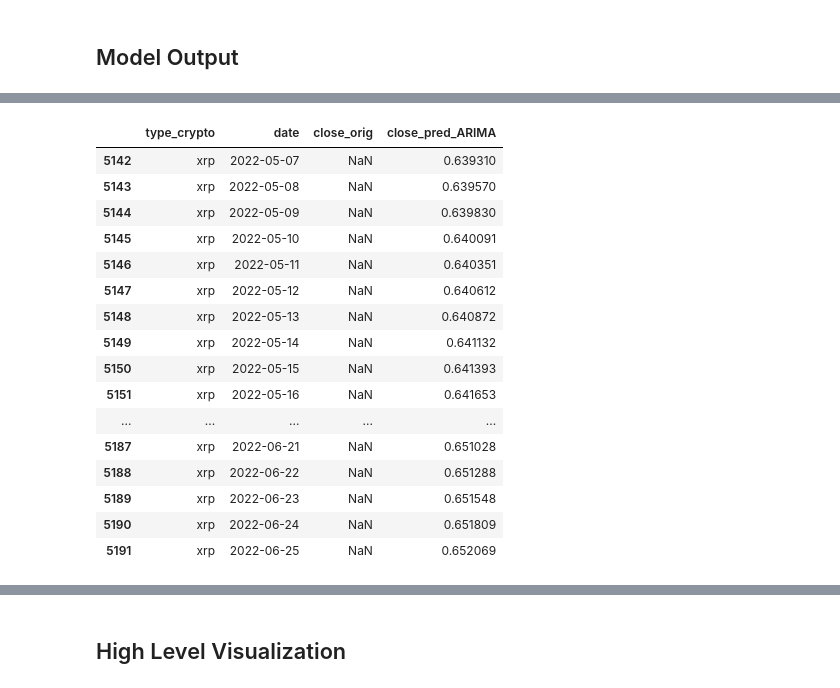
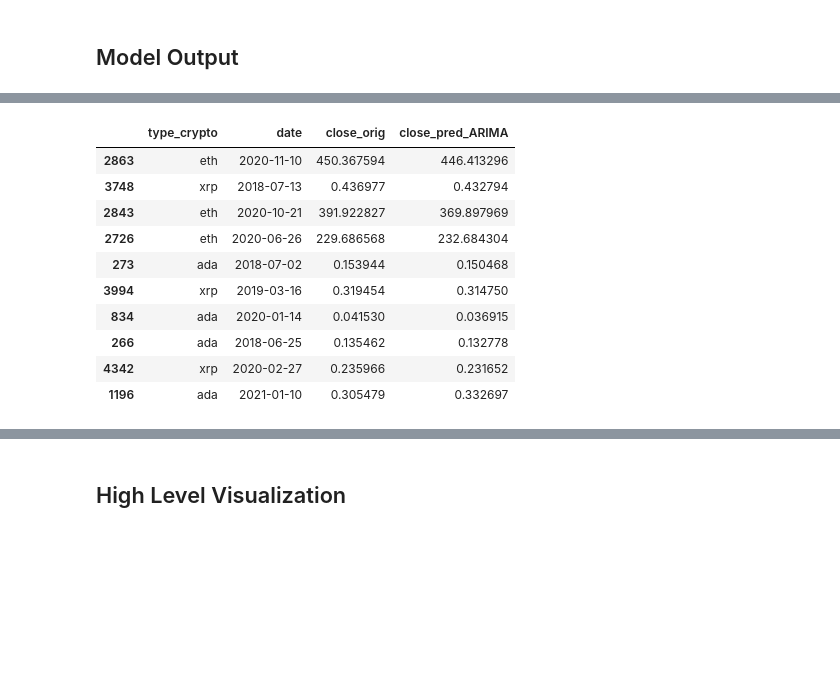
Before and after one commit to chabrian/crypto-predictor-model, a Jupyter notebook: MachineLearning/ARIMAModelCombined.ipynb, the cells around one changed output, grey strips where cells are left out. Cells and saved outputs as stored; diff of their text form; code cells hidden in the pictures; blank space fills up the shorter version.

Commit message:
final ARIMA model updates

```diff
--- a/MachineLearning/ARIMAModelCombined.ipynb
+++ b/MachineLearning/ARIMAModelCombined.ipynb
@@ -91,6 +91,22 @@ def ARIMApricepredict(df, dt, crypto_name='NA'):
     X = df[['date_orig','close_']]
     # set index to time series
     X.set_index('date_orig', inplace=True)
+
+    #split into train and test
+    X_train = X.iloc[:-dt_days,:]
+    X_test = X.iloc[-dt_days:,:]
+
+    # run model for accuracy metrics
+    ARIMAmodel_test = ARIMA(X_train, order = (2,2,1))
+    ARIMAmodel_test = ARIMAmodel_test.fit()
+    model_accuracy_df = pd.DataFrame(X_test,columns=['close_'])
+    model_accuracy_df['close_pred'] = ARIMAmodel_test.predict(start = X_test.index[0], end = X_test.index[-1])
+    # Accuracy by Root Ream Squared Error
+    rmse = np.mean((model_accuracy_df['close_pred'] - model_accuracy_df['close_'])**2)**.5
+    print(f'The root mean squared error for {crypto_name} at {dt_days} days is {rmse}')
+    #Accuracy by Mean Absolute Percentage Error
+    mape = np.mean(np.abs((model_accuracy_df['close_pred'] - model_accuracy_df['close_'])/np.abs(model_accuracy_df['close_'])))
+    print(f'The mean absolute percentage error for {crypto_name} at {dt_days} days is {mape}')
 
     # time series model
     ARIMAmodel = ARIMA(X, order = (2,2,1))
@@ -182,21 +178,15 @@ predict_df_30_day.tail(50)
 # %%
-predict_df_60_day.tail(50)
+predict_df_60_day.sample(10)
 # %% [output]
 |  | type_crypto | date | close_orig | close_pred_ARIMA |
-| 5142 | xrp | 2022-05-07 | NaN | 0.639310 |
-| 5143 | xrp | 2022-05-08 | NaN | 0.639570 |
-| 5144 | xrp | 2022-05-09 | NaN | 0.639830 |
-| 5145 | xrp | 2022-05-10 | NaN | 0.640091 |
-| 5146 | xrp | 2022-05-11 | NaN | 0.640351 |
-| 5147 | xrp | 2022-05-12 | NaN | 0.640612 |
-| 5148 | xrp | 2022-05-13 | NaN | 0.640872 |
-| 5149 | xrp | 2022-05-14 | NaN | 0.641132 |
-| 5150 | xrp | 2022-05-15 | NaN | 0.641393 |
-| 5151 | xrp | 2022-05-16 | NaN | 0.641653 |
-| ... | ... | ... | ... | ... |
-| 5187 | xrp | 2022-06-21 | NaN | 0.651028 |
-| 5188 | xrp | 2022-06-22 | NaN | 0.651288 |
-| 5189 | xrp | 2022-06-23 | NaN | 0.651548 |
-| 5190 | xrp | 2022-06-24 | NaN | 0.651809 |
-| 5191 | xrp | 2022-06-25 | NaN | 0.652069 |
+| 2863 | eth | 2020-11-10 | 450.367594 | 446.413296 |
+| 3748 | xrp | 2018-07-13 | 0.436977 | 0.432794 |
+| 2843 | eth | 2020-10-21 | 391.922827 | 369.897969 |
+| 2726 | eth | 2020-06-26 | 229.686568 | 232.684304 |
+| 273 | ada | 2018-07-02 | 0.153944 | 0.150468 |
+| 3994 | xrp | 2019-03-16 | 0.319454 | 0.314750 |
+| 834 | ada | 2020-01-14 | 0.041530 | 0.036915 |
+| 266 | ada | 2018-06-25 | 0.135462 | 0.132778 |
+| 4342 | xrp | 2020-02-27 | 0.235966 | 0.231652 |
+| 1196 | ada | 2021-01-10 | 0.305479 | 0.332697 |
 # %%
```
Also changed, not shown: parts of 13 cells of this notebook.
